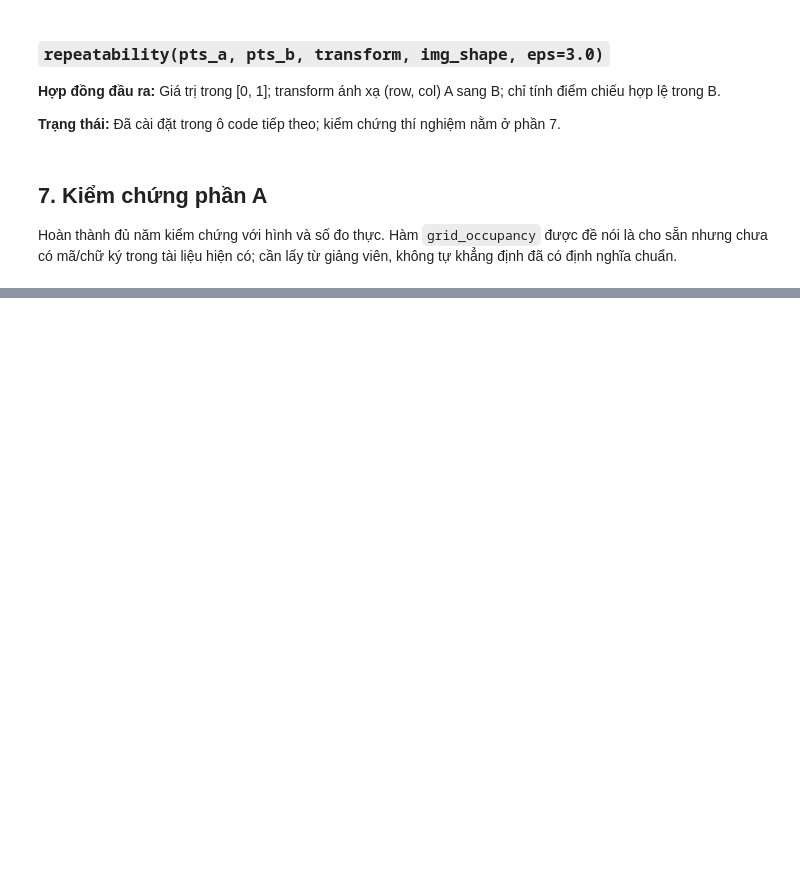
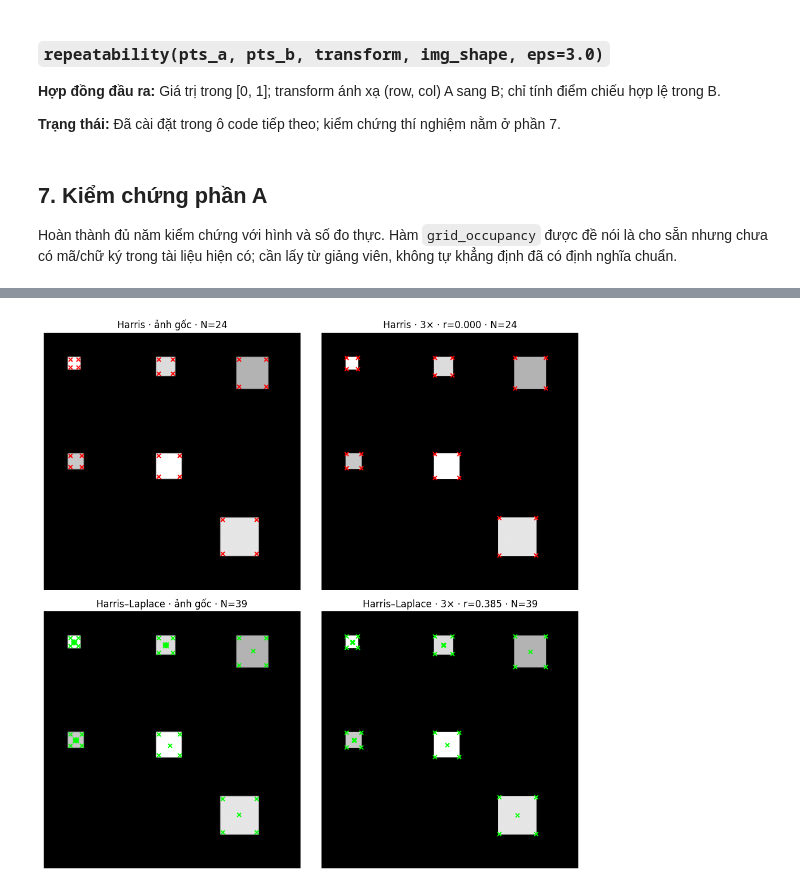
Before and after one commit to t-minhquan/Computer-Vision_Lab2, a Jupyter notebook: notebooks/phan_a_harris_va_hai_bien_the.ipynb, the cells around one changed output, grey strips where cells are left out. Cells and saved outputs as stored; diff of their text form; code cells hidden in the pictures; blank space fills up the shorter version.

```diff
--- a/notebooks/phan_a_harris_va_hai_bien_the.ipynb
+++ b/notebooks/phan_a_harris_va_hai_bien_the.ipynb
@@ -485,0 +1469,93 @@ Giữ cùng cặp ảnh biến đổi, phép ghép và eps; báo số điểm h
+# %%
+a1_classic_a = harris_classic(
+    a1_image, k=a1_k, thresh_rel=a1_thresh_rel
+)
+a1_classic_b = harris_classic(
+    a1_image_scaled, k=a1_k, thresh_rel=a1_thresh_rel
+)
+
+a1_hl0_a = harris_laplace(
+    a1_image, a1_sigmas,
+    k=a1_k, thresh_rel=a1_thresh_rel, log_thresh=0,
+)
+a1_hl0_b = harris_laplace(
+    a1_image_scaled, a1_sigmas,
+    k=a1_k, thresh_rel=a1_thresh_rel, log_thresh=0,
+)
+
+a1_classic_metrics = a1_measure(
+    a1_classic_a, a1_classic_b
+)
+a1_hl0_metrics = a1_measure(a1_hl0_a, a1_hl0_b)
+
+assert len(a1_hl0_a) > 0 and len(a1_hl0_b) > 0, (
+    "Không đủ điểm cho phép quét ngưỡng trên ảnh này"
+)
+
+print("Phương pháp | N_A | N_B | A hợp lệ | A khớp | Repeatability")
+print(
+    "Harris", len(a1_classic_a), len(a1_classic_b),
+    *a1_classic_metrics, sep=" | "
+)
+print(
+    "Harris–Laplace", len(a1_hl0_a), len(a1_hl0_b),
+    *a1_hl0_metrics, sep=" | "
+)
+
+np.savetxt(
+    a1_prefix + "_baseline.csv",
+    np.array([
+        [
+            0, len(a1_classic_a), len(a1_classic_b),
+            *a1_classic_metrics,
+        ],
+        [
+            1, len(a1_hl0_a), len(a1_hl0_b),
+            *a1_hl0_metrics,
+        ],
+    ]),
+    delimiter=",",
+    header=(
+        "method_0_Harris_1_HarrisLaplace,"
+        "n_a,n_b,n_valid_a,n_matched,repeatability"
+    ),
+    comments="",
+)
+
+a1_fig, a1_axes = plt.subplots(2, 2, figsize=(10, 10))
+
+for axes, image, points, title, color in [
+    (
+        a1_axes[0, 0], a1_image, a1_classic_a,
+        "Harris · ảnh gốc", "red",
+    ),
+    (
+        a1_axes[0, 1], a1_image_scaled, a1_classic_b,
+        f"Harris · 3× · r={a1_classic_metrics[2]:.3f}",
+        "red",
+    ),
+    (
+        a1_axes[1, 0], a1_image, a1_hl0_a,
+        "Harris–Laplace · ảnh gốc", "lime",
+    ),
+    (
+        a1_axes[1, 1], a1_image_scaled, a1_hl0_b,
+        f"Harris–Laplace · 3× · r={a1_hl0_metrics[2]:.3f}",
+        "lime",
+    ),
+]:
+    axes.imshow(image, cmap="gray", vmin=0, vmax=255)
+    axes.scatter(
+        points[:, 1], points[:, 0],
+        c=color, marker="x", s=25,
+    )
+    axes.set_title(title + f" · N={len(points)}")
+    axes.set_axis_off()
+
+a1_fig.tight_layout()
+a1_fig.savefig(
+    a1_prefix + "_baseline.png",
+    dpi=140, bbox_inches="tight",
+)
+plt.show()
+# %% [output]
@@ -485,0 +1565 @@ Giữ cùng cặp ảnh biến đổi, phép ghép và eps; báo số điểm h
+[figure, added]
```
Also changed, not shown: parts of 33 cells of this notebook, 18 other files.
